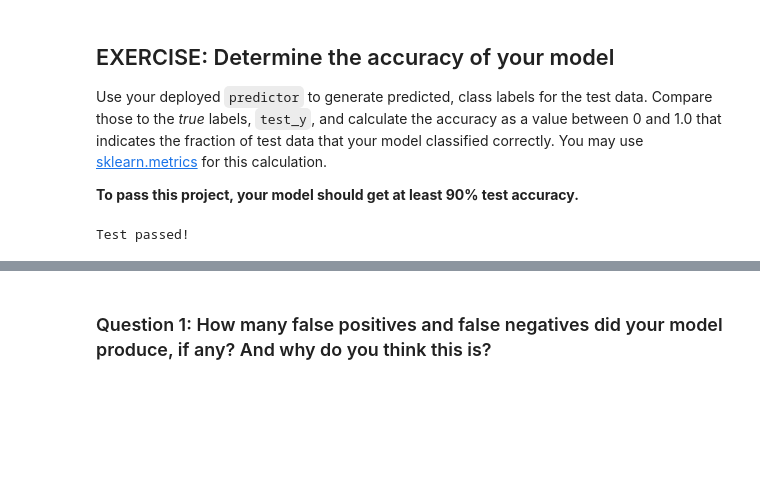
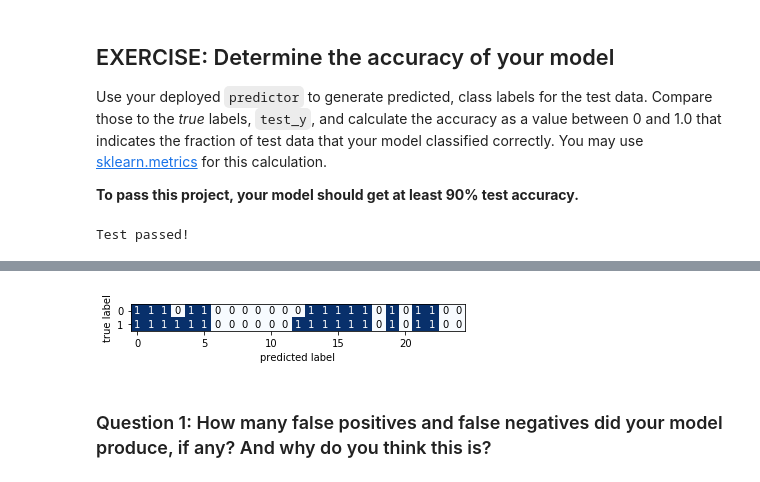
Before and after one commit to Mostafa-ashraf19/Plagiarism_Detection, a Jupyter notebook: 3_Training_a_Model.ipynb, the cells around one changed output, grey strips where cells are left out. Cells and saved outputs as stored; diff of their text form; code cells hidden in the pictures; blank space fills up the shorter version.

```diff
--- a/3_Training_a_Model.ipynb
+++ b/3_Training_a_Model.ipynb
@@ -317,3 +337,14 @@ True class labels:
+# %%
+# confusion_matrix to get true-false +ve and true-false -ve
+from mlxtend.plotting import plot_confusion_matrix
+import numpy as np
+import matplotlib.pyplot as plt
+
+true_acc_pred = np.array([test_y_preds,test_y.values])
+fig, ax = plot_confusion_matrix(conf_mat=true_acc_pred)
+plt.show()
+# %% [output]
+[figure, added]
 # %% [markdown]
 ### Question 1: How many false positives and false negatives did your model produce, if any? And why do you think this is?
 # %% [markdown]
```
Also changed, not shown: parts of 5 cells of this notebook.
